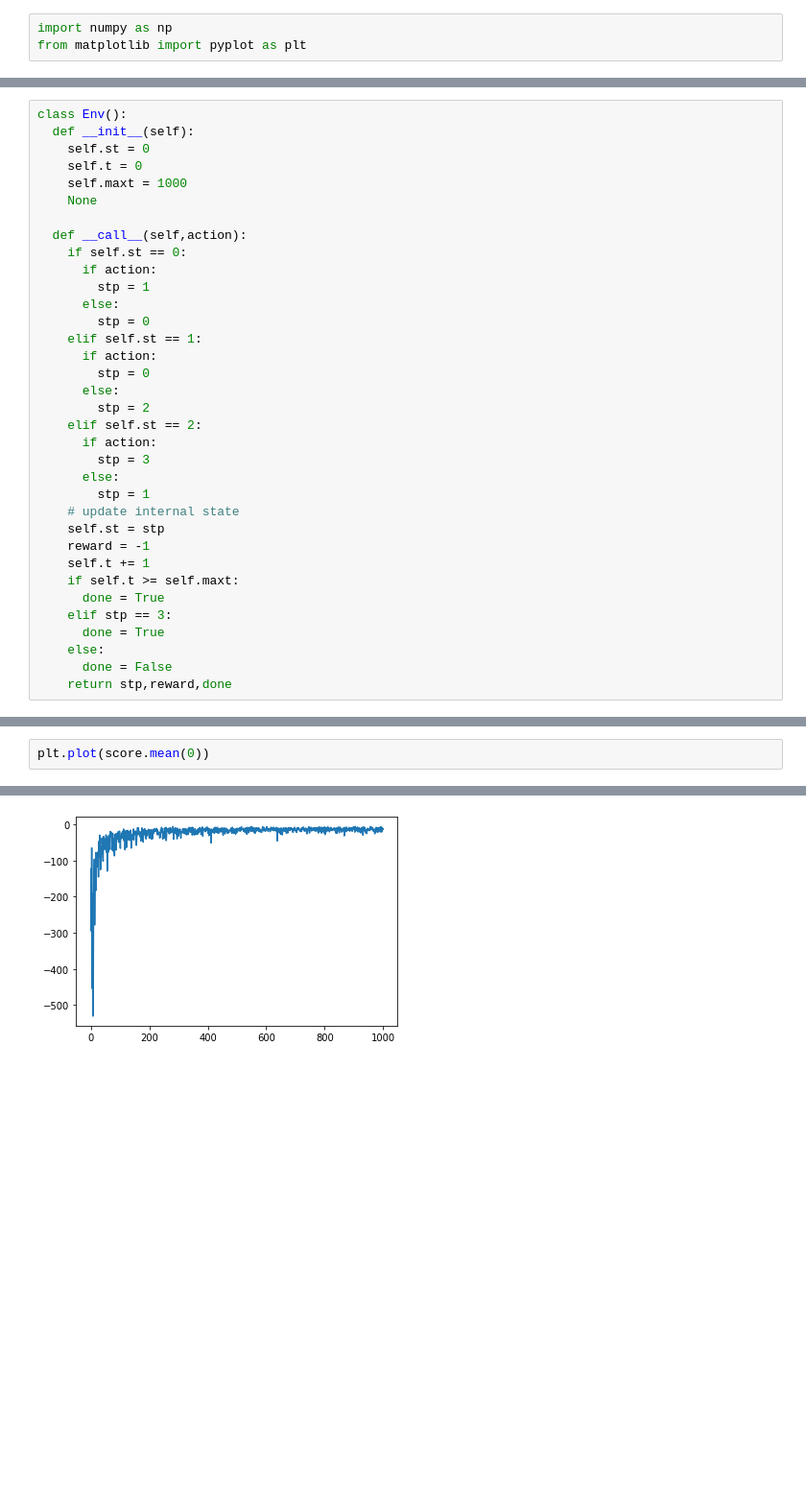
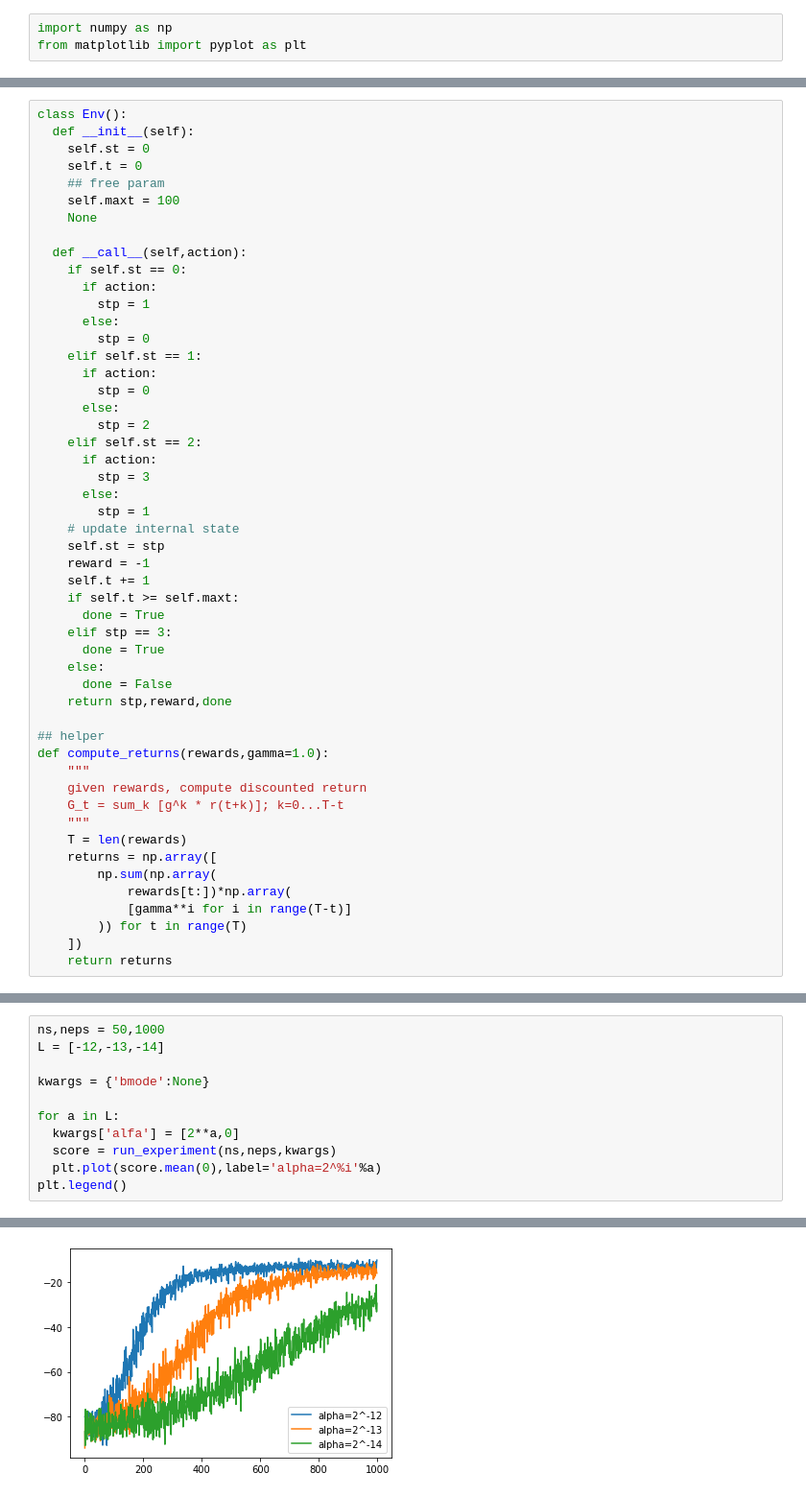
Before and after one commit to andrebeu/RLtoys, a Jupyter notebook: REINFORCE.ipynb, the cells around one changed output, grey strips where cells are left out. Shown at 96% size. Drawn from its saved outputs; the diff is of its cells as text; blank space fills up the shorter version.

Commit message:
baseline and learning rate experiments

```diff
--- a/REINFORCE.ipynb
+++ b/REINFORCE.ipynb
@@ -30,7 +42,8 @@ class Env():
   def __init__(self):
     self.st = 0
     self.t = 0
-    self.maxt = 1000
+    ## free param
+    self.maxt = 100
     None
 
   def __call__(self,action):
@@ -60,3 +73,18 @@ class Env():
     else:
       done = False
     return stp,reward,done
+
+## helper
+def compute_returns(rewards,gamma=1.0):
+    """
+    given rewards, compute discounted return
+    G_t = sum_k [g^k * r(t+k)]; k=0...T-t
+    """
+    T = len(rewards)
+    returns = np.array([
+        np.sum(np.array(
+            rewards[t:])*np.array(
+            [gamma**i for i in range(T-t)]
+        )) for t in range(T)
+    ])
+    return returns
@@ -148,3 +175,12 @@ for seed in range(ns):
 # %%
-plt.plot(score.mean(0))
+ns,neps = 50,1000
+L = [-12,-13,-14]
+
+kwargs = {'bmode':None}
+
+for a in L:
+  kwargs['alfa'] = [2**a,0]
+  score = run_experiment(ns,neps,kwargs)
+  plt.plot(score.mean(0),label='alpha=2^%i'%a)
+plt.legend()
 # %% [output]
@@ -152 +188 @@ plt.plot(score.mean(0))
-[figure, old version]
+[figure, new version]
```
Also changed, not shown: parts of 18 cells of this notebook.
